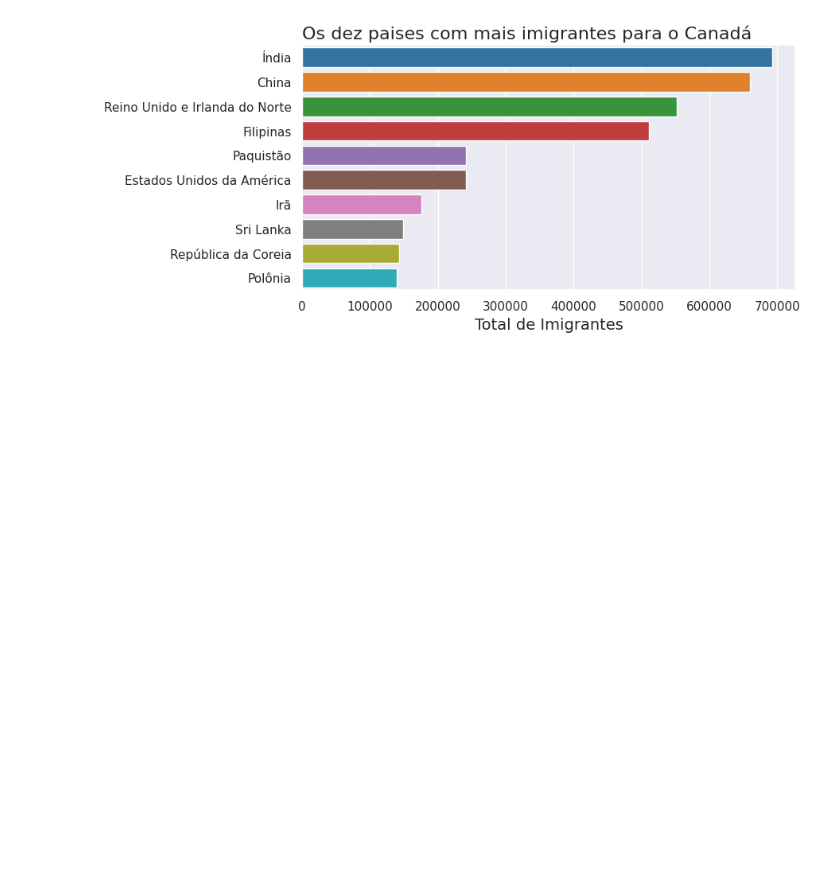
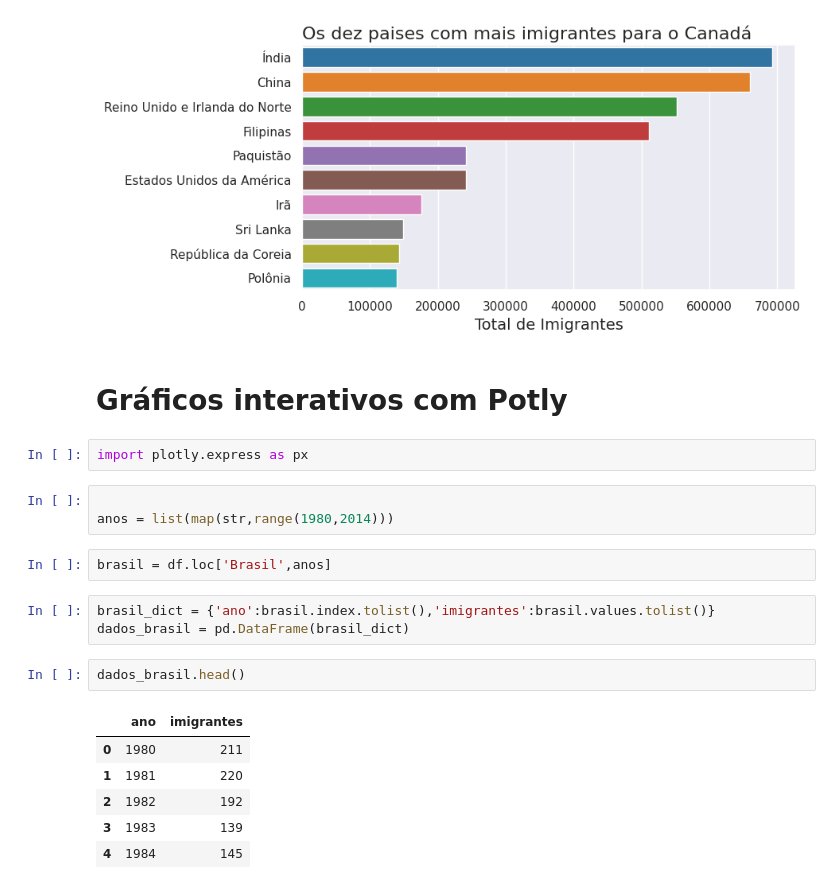
Before and after one commit to rafaelflorentinobarbosa/DataScience, a Jupyter notebook: semanaestatistica/notebooks/aula05.ipynb, the cells around one changed output. Cells and saved outputs as stored; diff of their text form; blank space fills up the shorter version.

```diff
--- a/aula05.ipynb
+++ b/semanaestatistica/notebooks/aula05.ipynb
@@ -78,3 +77,24 @@ Passing `palette` without assigning `hue` is deprecated and will be removed in v
 
   ax = sns.barplot(data=top_10,y=top_10.index,x='Total',orient='h',palette=pallete)
 [figure]
+# %% [markdown]
+# Gráficos interativos com Potly
+# %%
+import plotly.express as px
+# %%
+
+anos = list(map(str,range(1980,2014)))
+# %%
+brasil = df.loc['Brasil',anos]
+# %%
+brasil_dict = {'ano':brasil.index.tolist(),'imigrantes':brasil.values.tolist()}
+dados_brasil = pd.DataFrame(brasil_dict)
+# %%
+dados_brasil.head()
+# %% [output]
+|  | ano | imigrantes |
+| 0 | 1980 | 211 |
+| 1 | 1981 | 220 |
+| 2 | 1982 | 192 |
+| 3 | 1983 | 139 |
+| 4 | 1984 | 145 |
```
Also changed, not shown: parts of 5 cells of this notebook, 2 other files.
